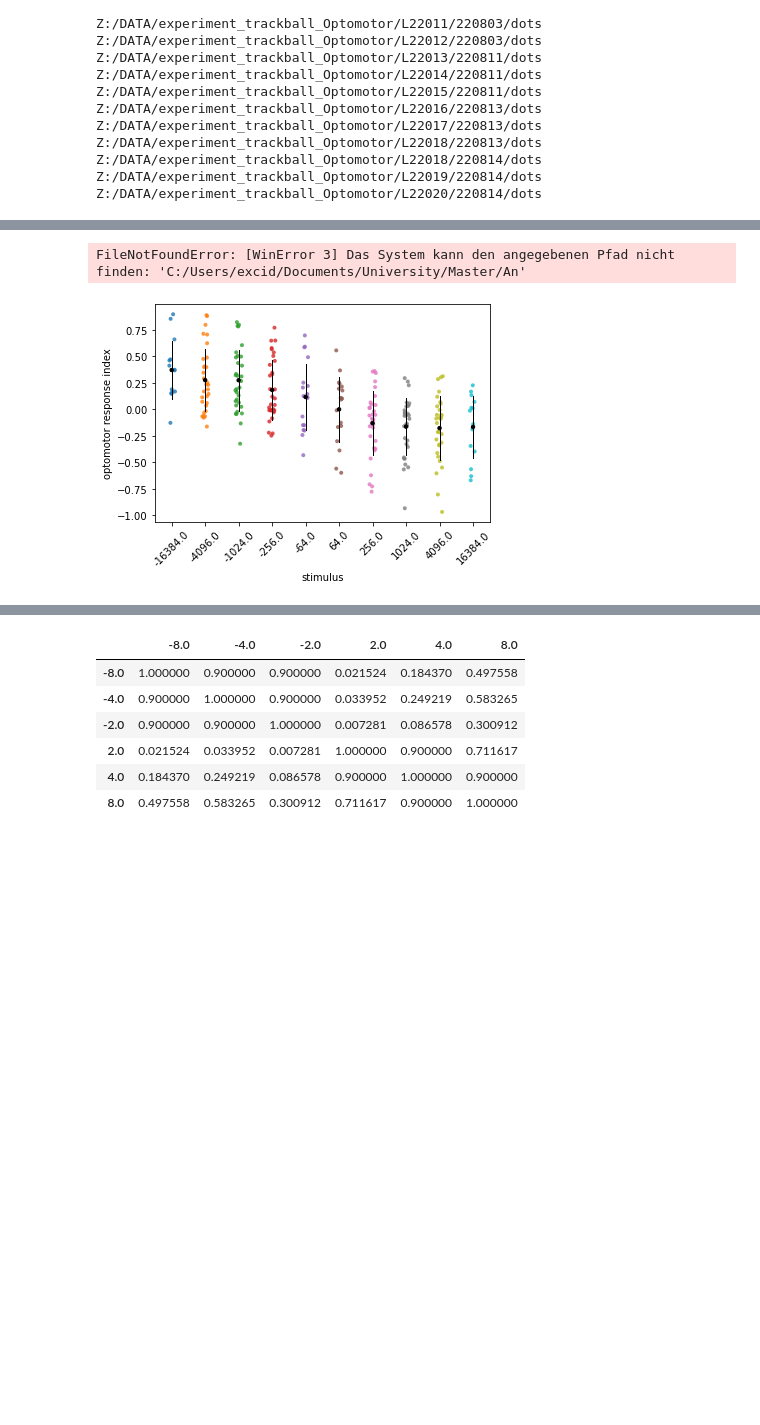
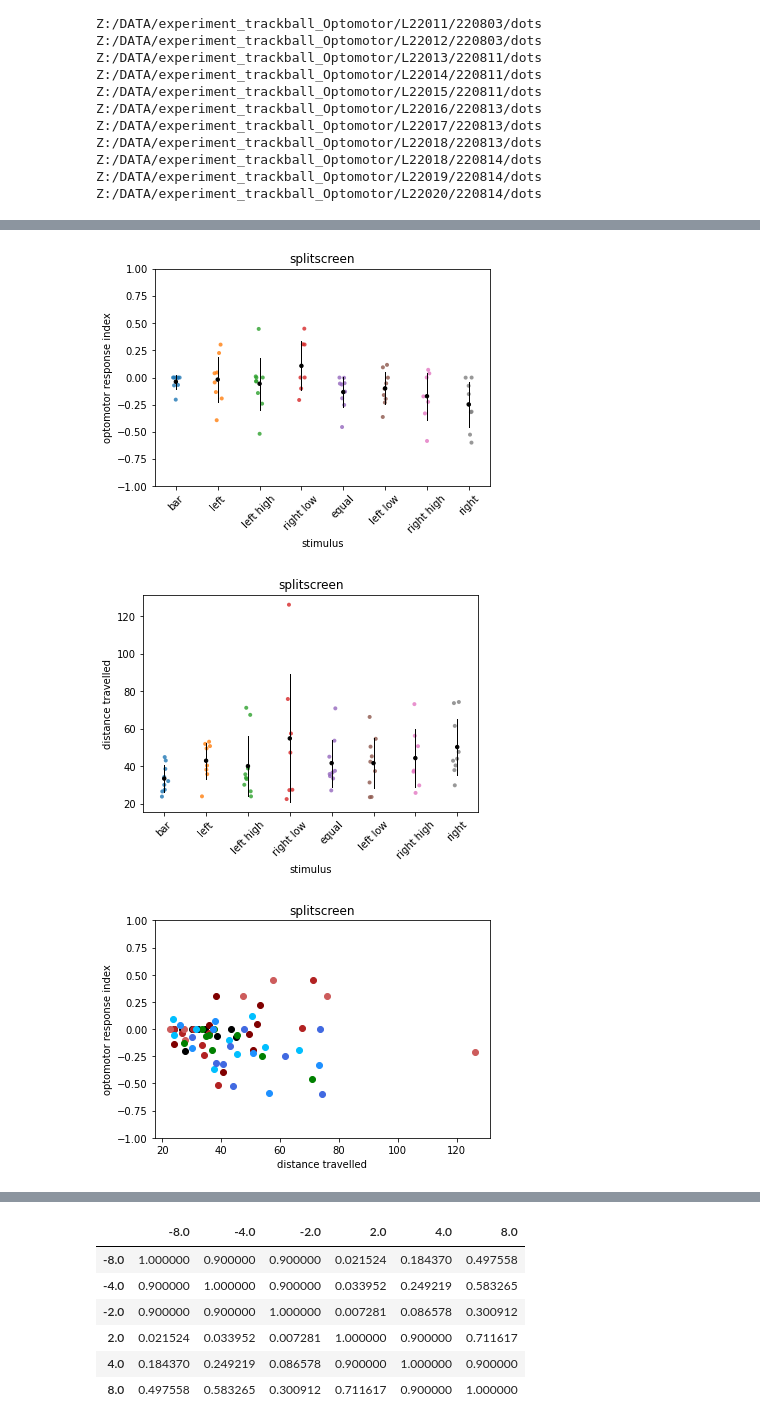
Before and after one commit to chiyu1203/bonfic, a Jupyter notebook: track_ball_notebook_laura_all.ipynb, the cells around one changed output, grey strips where cells are left out. Drawn from its saved outputs; the diff is of its cells as text; code cells hidden in the pictures; blank space fills up the shorter version.

```diff
--- a/track_ball_notebook_laura_all.ipynb
+++ b/track_ball_notebook_laura_all.ipynb
@@ -43,8 +48,9 @@ import os
 data_list=[]
 input_path = 'Z:/DATA/experiment_trackball_Optomotor'
 dataset=os.listdir(input_path)
-exp_date=density_days
-exp_name='densities'
+exp_date=['221207', '221208',
+       '221209']
+exp_name='splitlongfront'
 for locust in dataset:
     locust_directory=input_path + '/' + locust
     file_list = os.listdir(locust_directory)
@@ -836,7 +834,7 @@ elif exp_name== 'dots':
 
     plt.title(animal_name + ': dots of different sizes')
 elif exp_name =='densities':
-    thisDate = os.listdir(thisDir[0:45])
+    #thisDate = os.listdir(thisDir[0:45])
     plt.xlabel('<- dot number ->')
     #         if thisDate[0] in ['220824', '220825']:
     plt.xticks([0, 1,2, 3, 4, 5, 6, 7, 8, 9],['-16384', '-4096', '-1024', '-256','-64','64', '256', '1024', '4096', '16384'])
@@ -879,7 +877,7 @@ elif exp_name=='dots':
     plt.ylim([0, 100])
     plt.title('dots of differing size')
 elif exp_name =='densities':
-    thisDate = os.listdir(thisDir[0:45])
+    #thisDate = os.listdir(thisDir[0:45])
     plt.xlabel('<- dot number ->')
 #         if thisDate[0] in ['220824', '220825']:
     plt.xticks([0, 1,2, 3, 4, 5, 6, 7, 8, 9],['-16384', '-4096', '-1024', '-256','-64','64', '256', '1024', '4096', '16384'])
@@ -965,32 +963,33 @@ if exp_name=='splitforward' or exp_name=='splitscreen':
     plt.ylabel('optomotor response index')
     if exp_name=='splitforward':
         plt.title('splitscreen with dots moving forward')
     else:
         plt.title('splitscreen')
     if savefigure==True:
         figure_name= 'distopto.svg'
         directoryfig=os.path.join(thisDir,figure_name)
         plt.savefig(directoryfig, bbox_inches='tight')
     plt.show()
 if exp_name=='splitfront' or exp_name=='splitlongfront':
     stimuli= sorter
     c=0
     colors = ['black','maroon', 'firebrick', 'indianred', 'green', 'deepskyblue', 'dodgerblue', 'royalblue']
     for i in stimuli:
         plt.scatter(plot_dat.loc[plot_dat.stimulus== i, 'distance travelled'], plot_dat.loc[plot_dat.stimulus== i, 'optomotor response index'], c=colors[c])
         c=c+1
     plt.ylim([-1, 1])
     plt.xlabel('distance travelled')
     plt.ylabel('optomotor response index')
     if exp_name== 'splitfront':
         plt.title('splitscreen; only middle screen')
     elif exp_name=='splitlongfront':
         plt.title('splitscreen')
     if savefigure==True:
         figure_name= 'distopto.svg'
         directoryfig=os.path.join(thisDir,figure_name)
         plt.savefig(directoryfig, bbox_inches='tight')
     plt.show()
 # %% [output]
-FileNotFoundError: [WinError 3] Das System kann den angegebenen Pfad nicht finden: 'C:/Users/excid/Documents/University/Master/An'
-[figure, old version]
+[figure, new version]
+[figure, added]
+[figure, added]
```
Also changed, not shown: parts of 36 cells of this notebook.
